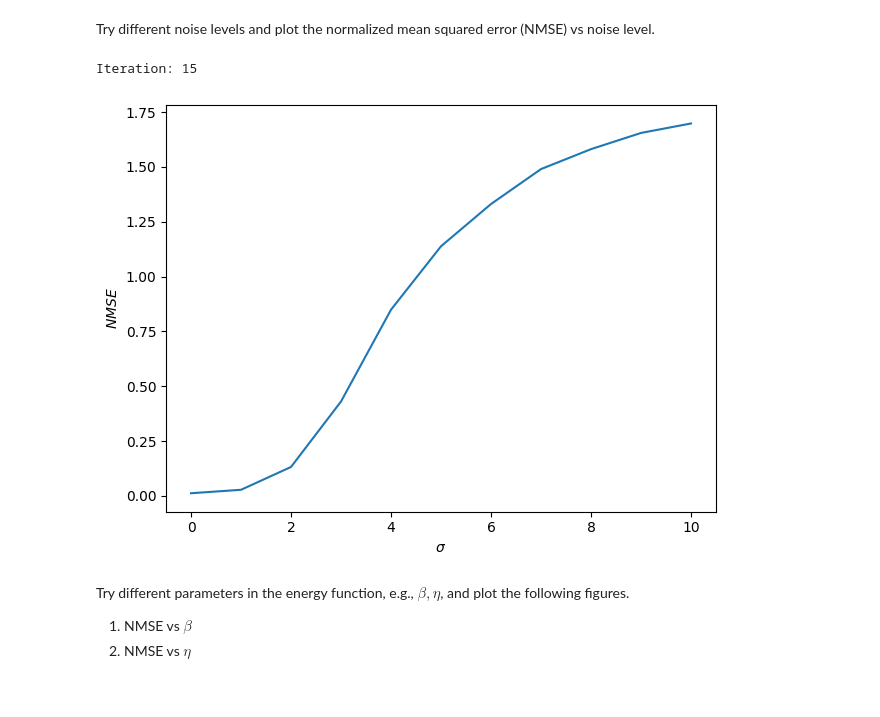
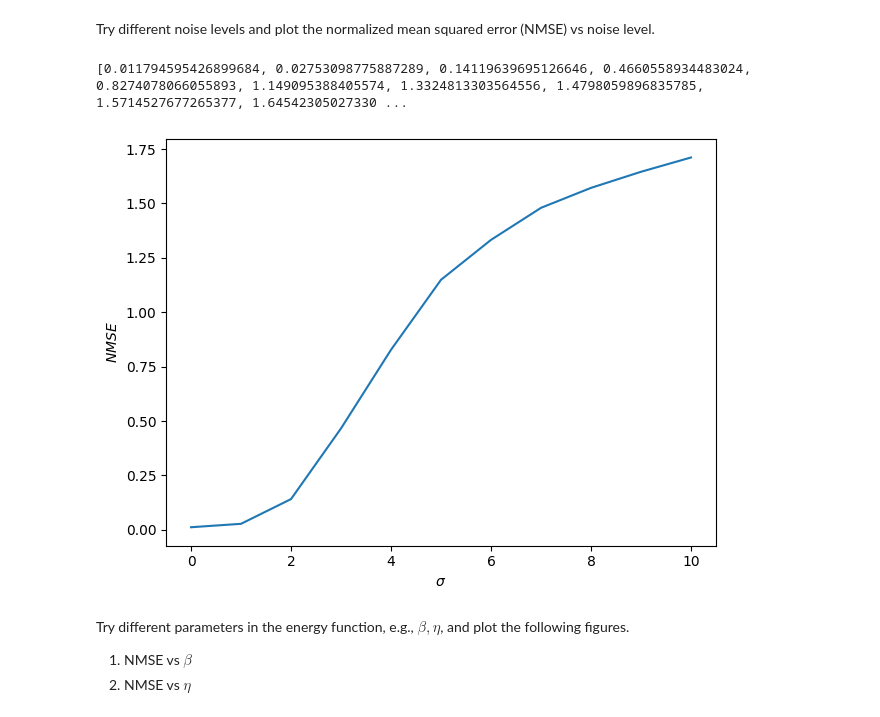
Before and after one commit to erik-norlin/SSY316-Advanced-Probabilistic-Machine-Learning, a Jupyter notebook: python-lab-4/python-lab-4-erik-norlin-matthew-newson.ipynb, the cells around one changed output. Saved outputs shown, nothing was run; the diff lists cells and outputs as text; code cells hidden in the pictures.

```diff
--- a/python-lab-4/python-lab-4-erik-norlin-matthew-newson.ipynb
+++ b/python-lab-4/python-lab-4-erik-norlin-matthew-newson.ipynb
@@ -219,8 +219,8 @@ Treat $\mu$ and $\tau^{-1}$ as unknown and  use the mean field approximation alg
 #### Simulate Data
 # %%
 #Set parameters and simulate data
-n = 100
-mu = 3
+n = 1000
+mu = 5
 tau = 2
 std = np.sqrt(1/tau)
 y = mu + std*np.random.randn(n)
@@ -231,7 +231,6 @@ lam0 = 1 #unit information prior
 a0 = 0.001
 b0 = 0.001
 
-
 # get sufficient stats
 Sy = np.sum(y)
 Sy2 = np.sum(y**2)
@@ -422,35 +463,37 @@ Try different noise levels and plot the normalized mean squared error (NMSE) vs
 # %%
 # NMSE vs sigma
 
 data = Image.open('bayes.bmp')
 temp = np.double(data)
 temp_mean = np.mean(data)
 clean_img = +1*(temp>temp_mean) + -1*(temp<temp_mean)
 
 height,width = clean_img.shape
-sigmas = np.linspace(0.00001,10,11)
-NMSEs = []
+sigmas = np.linspace(0,10,11)
+NMSEs_sigma_gibbs = []
 
 beta = 2
 eta = 1
 n_its = 15
 
 for sigma in sigmas:
     noisy_img = clean_img + sigma*np.random.randn(height, width)
     x, NMSE = ising_model_gibbs(noisy_img, clean_img, beta, eta, n_its)
-    NMSEs.append(NMSE)
+    NMSEs_sigma_gibbs.append(NMSE)
+
+print(NMSEs_sigma_gibbs)
 
 fig = plt.figure()
-plt.plot(sigmas, NMSEs)
+plt.plot(sigmas, NMSEs_sigma_gibbs)
 plt.xlabel(r'$\sigma$')
 plt.ylabel('$NMSE$')
 fig.tight_layout()
 path = r'C:\Users\erikn\skola\SSY316-Advanced-Probabilistic-Machine-Learning\python-lab-4\report-images\NMSE(sigma)_1.png'
-fig.savefig(path, dpi=300)
+# fig.savefig(path, dpi=300)
 plt.show()
 # %% [output]
-Iteration: 15
+[0.011794595426899684, 0.02753098775887289, 0.14119639695126646, 0.4660558934483024, 0.8274078066055893, 1.149095388405574, 1.3324813303564556, 1.4798059896835785, 1.5714527677265377, 1.64542305027330 ...
-[figure, old version]
+[figure, new version]
 # %% [markdown]
 Try different parameters in the energy function, e.g., $ \beta, \eta$, and  plot the following figures.
 1. NMSE vs $ \beta$
```
Also changed, not shown: parts of 10 cells of this notebook, 9 other files.
